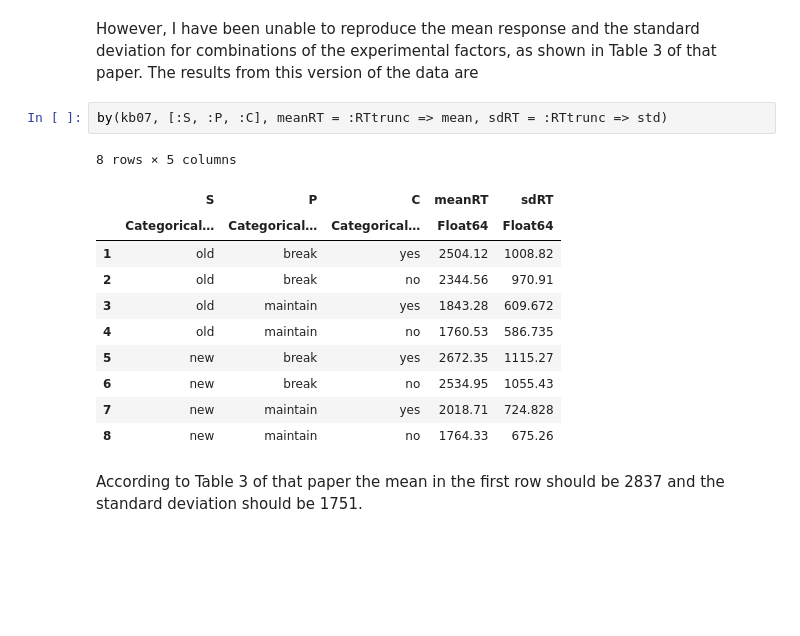
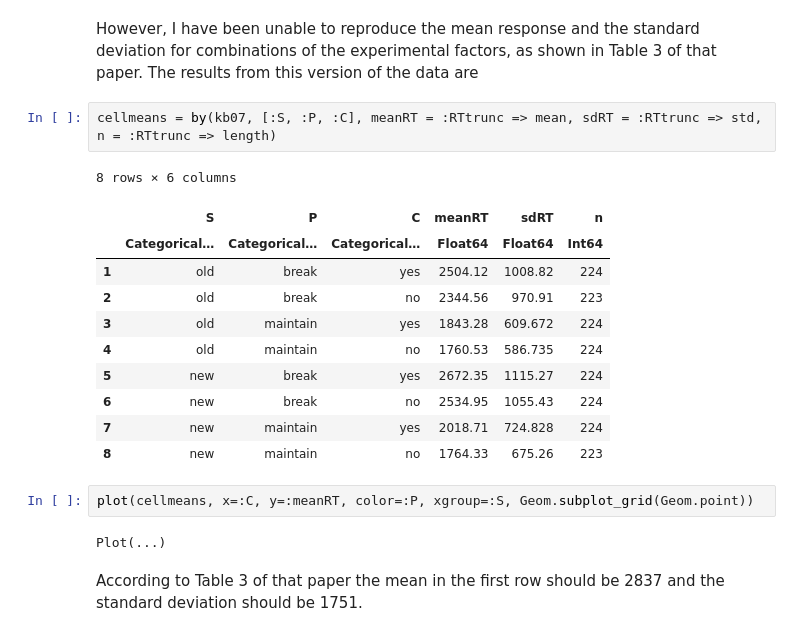
Before and after one commit to dmbates/JuliaWorkshop, a Jupyter notebook: Complexity.ipynb, the cells around one changed output. Saved outputs shown, nothing was run; the diff lists cells and outputs as text; blank space fills up the shorter version.

Commit message:
Add data plot

```diff
--- a/Complexity.ipynb
+++ b/Complexity.ipynb
@@ -101,19 +105,23 @@ Some of the characteristics of these data, as described in [_Kronmueller and Bar
 However, I have been unable to reproduce the mean response and the standard deviation for combinations of the experimental factors, as shown in Table 3 of that paper.
 The results from this version of the data are
 # %%
-by(kb07, [:S, :P, :C], meanRT = :RTtrunc => mean, sdRT = :RTtrunc => std)
+cellmeans = by(kb07, [:S, :P, :C], meanRT = :RTtrunc => mean, sdRT = :RTtrunc => std, n = :RTtrunc => length)
 # %% [output]
-8 rows × 5 columns
+8 rows × 6 columns
-|  | S | P | C | meanRT | sdRT |
-|  | Categorical… | Categorical… | Categorical… | Float64 | Float64 |
-| 1 | old | break | yes | 2504.12 | 1008.82 |
-| 2 | old | break | no | 2344.56 | 970.91 |
-| 3 | old | maintain | yes | 1843.28 | 609.672 |
-| 4 | old | maintain | no | 1760.53 | 586.735 |
-| 5 | new | break | yes | 2672.35 | 1115.27 |
-| 6 | new | break | no | 2534.95 | 1055.43 |
-| 7 | new | maintain | yes | 2018.71 | 724.828 |
-| 8 | new | maintain | no | 1764.33 | 675.26 |
+|  | S | P | C | meanRT | sdRT | n |
+|  | Categorical… | Categorical… | Categorical… | Float64 | Float64 | Int64 |
+| 1 | old | break | yes | 2504.12 | 1008.82 | 224 |
+| 2 | old | break | no | 2344.56 | 970.91 | 223 |
+| 3 | old | maintain | yes | 1843.28 | 609.672 | 224 |
+| 4 | old | maintain | no | 1760.53 | 586.735 | 224 |
+| 5 | new | break | yes | 2672.35 | 1115.27 | 224 |
+| 6 | new | break | no | 2534.95 | 1055.43 | 224 |
+| 7 | new | maintain | yes | 2018.71 | 724.828 | 224 |
+| 8 | new | maintain | no | 1764.33 | 675.26 | 223 |
+# %%
+plot(cellmeans, x=:C, y=:meanRT, color=:P, xgroup=:S, Geom.subplot_grid(Geom.point))
+# %% [output]
+Plot(...)
 # %% [markdown]
 According to Table 3 of that paper the mean in the first row should be 2837 and the standard deviation should be 1751.
 # %% [markdown]
```
Also changed, not shown: parts of 1 cell of this notebook.
